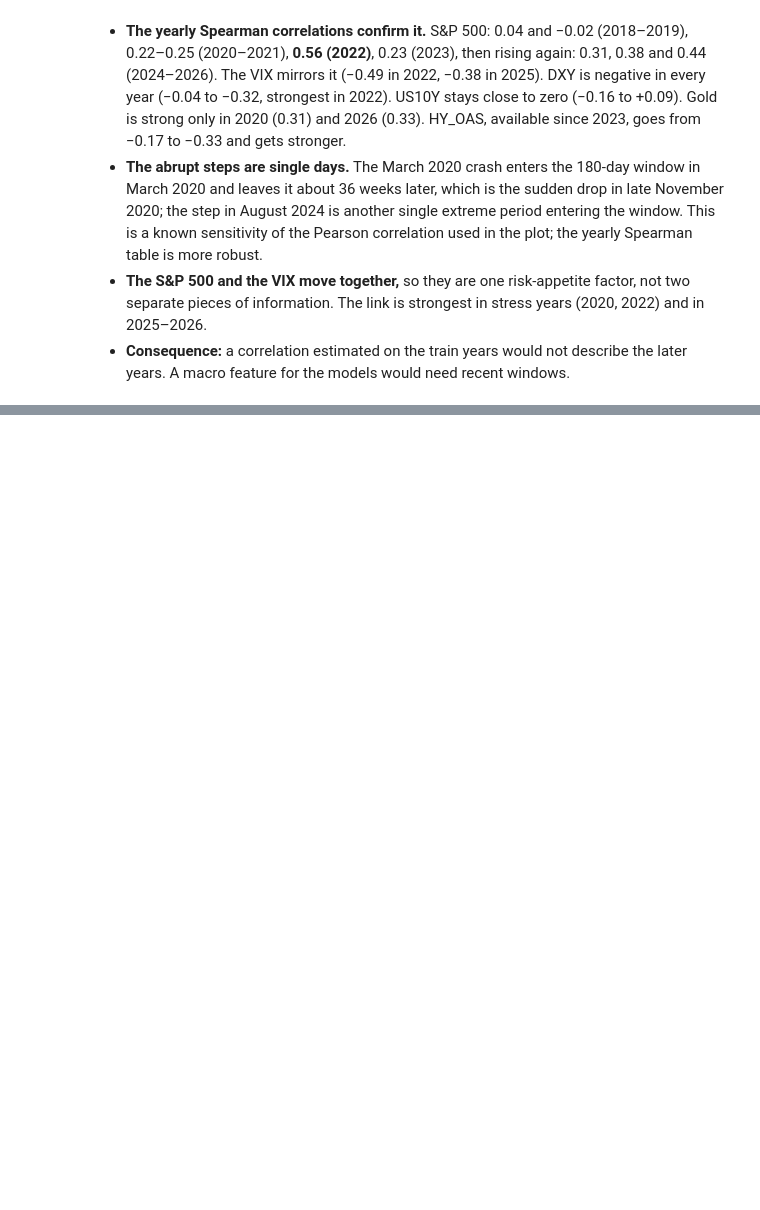
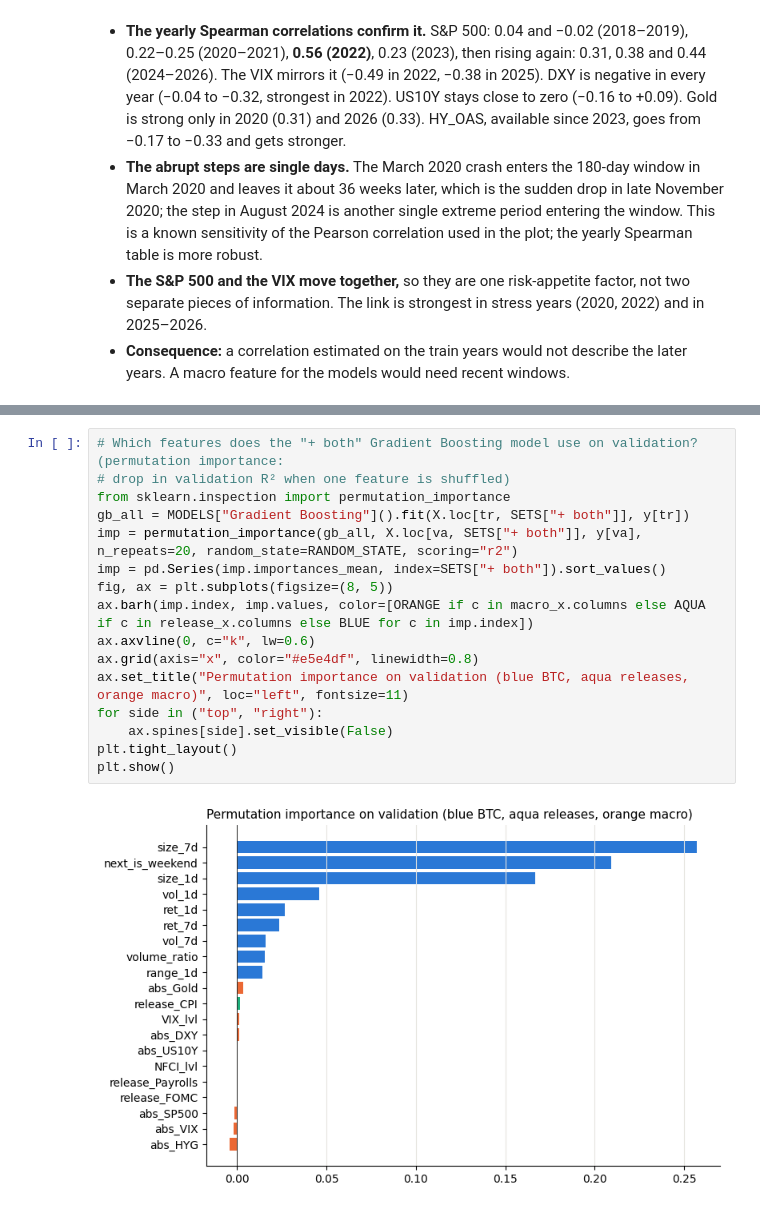
Before and after one commit to Descalabreitor/IAI600-final-project, a Jupyter notebook: data-analysis.ipynb, the cells around one changed output, grey strips where cells are left out. Saved outputs shown, nothing was run; the diff lists cells and outputs as text; blank space fills up the shorter version.

```diff
--- a/data-analysis.ipynb
+++ b/data-analysis.ipynb
@@ -975,0 +1338,18 @@ corr_by_year(panels["D"], vars_d, method=METHOD).round(2)
+# %%
+# Which features does the "+ both" Gradient Boosting model use on validation? (permutation importance:
+# drop in validation R² when one feature is shuffled)
+from sklearn.inspection import permutation_importance
+gb_all = MODELS["Gradient Boosting"]().fit(X.loc[tr, SETS["+ both"]], y[tr])
+imp = permutation_importance(gb_all, X.loc[va, SETS["+ both"]], y[va], n_repeats=20, random_state=RANDOM_STATE, scoring="r2")
+imp = pd.Series(imp.importances_mean, index=SETS["+ both"]).sort_values()
+fig, ax = plt.subplots(figsize=(8, 5))
+ax.barh(imp.index, imp.values, color=[ORANGE if c in macro_x.columns else AQUA if c in release_x.columns else BLUE for c in imp.index])
+ax.axvline(0, c="k", lw=0.6)
+ax.grid(axis="x", color="#e5e4df", linewidth=0.8)
+ax.set_title("Permutation importance on validation (blue BTC, aqua releases, orange macro)", loc="left", fontsize=11)
+for side in ("top", "right"):
+    ax.spines[side].set_visible(False)
+plt.tight_layout()
+plt.show()
+# %% [output]
+[figure, added]
```
Also changed, not shown: parts of 18 cells of this notebook.
